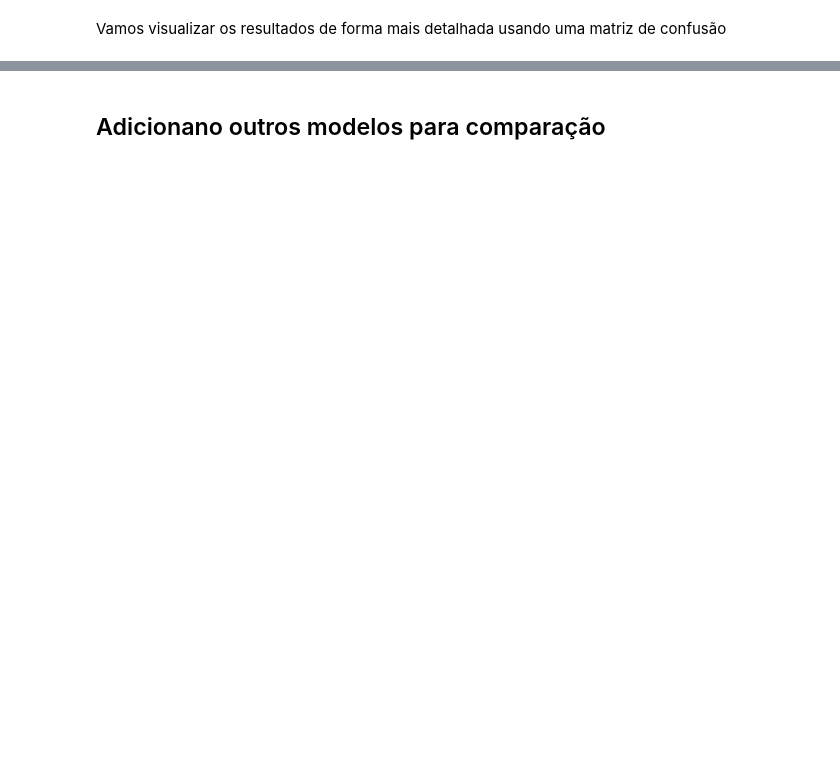
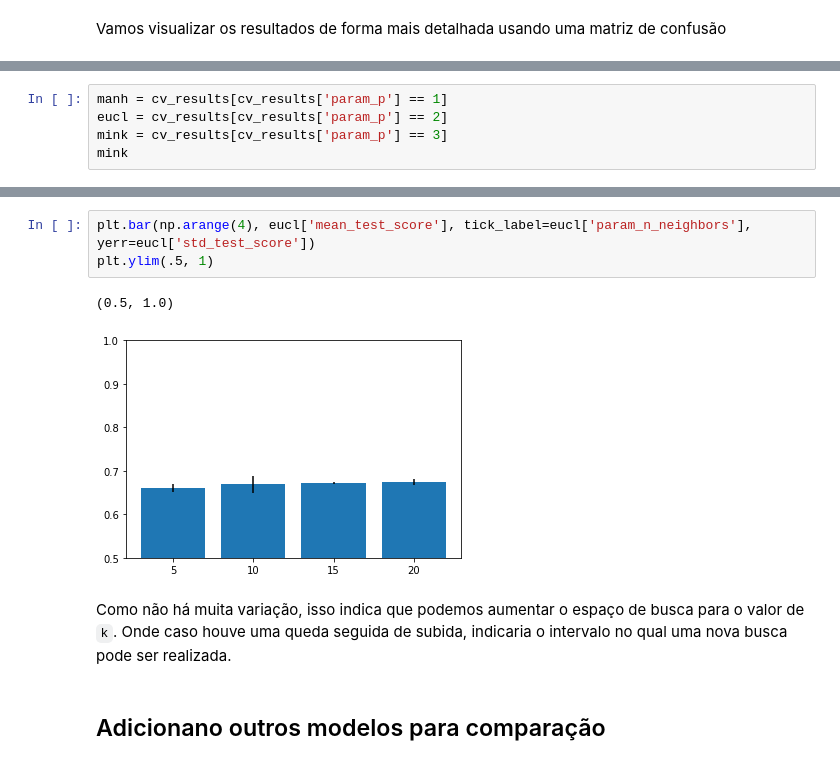
Before and after one commit to thalesaguiar21/fakenews, a Jupyter notebook: notebooks/aula03.ipynb, the cells around one changed output, grey strips where cells are left out. Drawn from its saved outputs; the diff is of its cells as text; blank space fills up the shorter version.

```diff
--- a/notebooks/aula03.ipynb
+++ b/notebooks/aula03.ipynb
@@ -170,0 +176,5 @@ plot_confusion_matrix(knn, dummy_ftest, dummylbl_test, cmap='Greys', normalize='
+# %%
+manh = cv_results[cv_results['param_p'] == 1]
+eucl = cv_results[cv_results['param_p'] == 2]
+mink = cv_results[cv_results['param_p'] == 3]
+mink
@@ -171,2 +187,10 @@ plot_confusion_matrix(knn, dummy_ftest, dummylbl_test, cmap='Greys', normalize='
+# %%
+plt.bar(np.arange(4), eucl['mean_test_score'], tick_label=eucl['param_n_neighbors'], yerr=eucl['std_test_score'])
+plt.ylim(.5, 1)
+# %% [output]
+(0.5, 1.0)
+[figure, added]
+# %% [markdown]
+Como não há muita variação, isso indica que podemos aumentar o espaço de busca para o valor de `k`. Onde caso houve uma queda seguida de subida, indicaria o intervalo no qual uma nova busca pode ser realizada.
 # %% [markdown]
 ## Adicionano outros modelos para comparação
```
Also changed, not shown: parts of 49 cells of this notebook.
